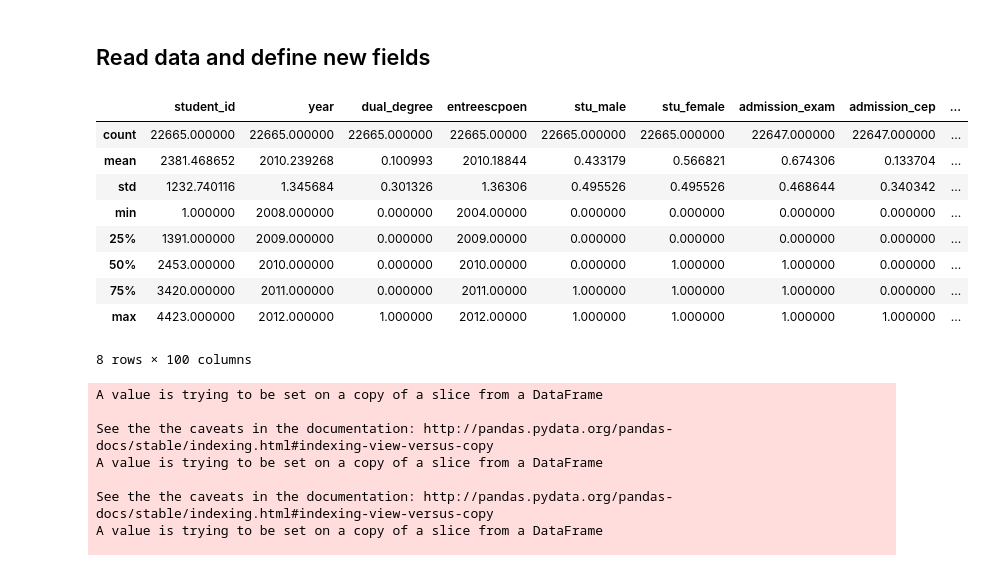
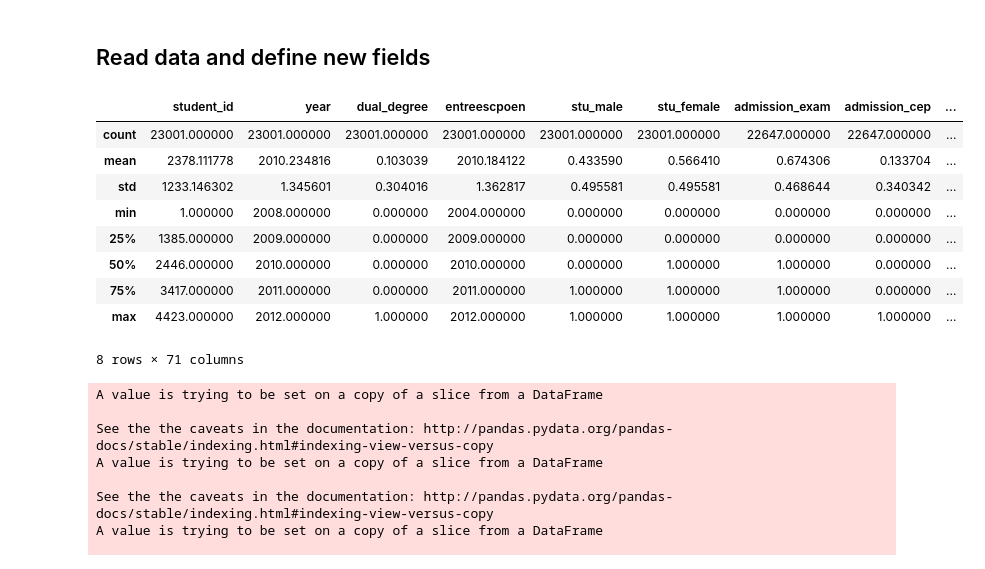
Before and after one commit to kellieotto/SET-and-Gender-Bias, a Jupyter notebook: Code/data_clean-fulldata.ipynb, the cells around one changed output. Drawn from its saved outputs; the diff is of its cells as text; code cells hidden in the pictures.

```diff
--- a/Code/data_clean-fulldata.ipynb
+++ b/Code/data_clean-fulldata.ipynb
@@ -25,20 +25,20 @@ from permute import stratified
 # %% [markdown]
 ## Read data and define new fields
 # %%
-dat = pd.read_stata("../../SET data/permutation_full.dta",  convert_categoricals=False )
+dat = pd.read_stata("../../SET data/permutation_all triplets.dta",  convert_categoricals=False )
 #dat = dat[dat.admission_cep == 0]
 dat.describe()
 # %% [output]
 |  | student_id | year | dual_degree | entreescpoen | stu_male | stu_female | admission_exam | admission_cep | ... |
-| count | 22665.000000 | 22665.000000 | 22665.000000 | 22665.00000 | 22665.000000 | 22665.000000 | 22647.000000 | 22647.000000 | ... |
-| mean | 2381.468652 | 2010.239268 | 0.100993 | 2010.18844 | 0.433179 | 0.566821 | 0.674306 | 0.133704 | ... |
-| std | 1232.740116 | 1.345684 | 0.301326 | 1.36306 | 0.495526 | 0.495526 | 0.468644 | 0.340342 | ... |
-| min | 1.000000 | 2008.000000 | 0.000000 | 2004.00000 | 0.000000 | 0.000000 | 0.000000 | 0.000000 | ... |
-| 25% | 1391.000000 | 2009.000000 | 0.000000 | 2009.00000 | 0.000000 | 0.000000 | 0.000000 | 0.000000 | ... |
-| 50% | 2453.000000 | 2010.000000 | 0.000000 | 2010.00000 | 0.000000 | 1.000000 | 1.000000 | 0.000000 | ... |
-| 75% | 3420.000000 | 2011.000000 | 0.000000 | 2011.00000 | 1.000000 | 1.000000 | 1.000000 | 0.000000 | ... |
-| max | 4423.000000 | 2012.000000 | 1.000000 | 2012.00000 | 1.000000 | 1.000000 | 1.000000 | 1.000000 | ... |
+| count | 23001.000000 | 23001.000000 | 23001.000000 | 23001.000000 | 23001.000000 | 23001.000000 | 22647.000000 | 22647.000000 | ... |
+| mean | 2378.111778 | 2010.234816 | 0.103039 | 2010.184122 | 0.433590 | 0.566410 | 0.674306 | 0.133704 | ... |
+| std | 1233.146302 | 1.345601 | 0.304016 | 1.362817 | 0.495581 | 0.495581 | 0.468644 | 0.340342 | ... |
+| min | 1.000000 | 2008.000000 | 0.000000 | 2004.000000 | 0.000000 | 0.000000 | 0.000000 | 0.000000 | ... |
+| 25% | 1385.000000 | 2009.000000 | 0.000000 | 2009.000000 | 0.000000 | 0.000000 | 0.000000 | 0.000000 | ... |
+| 50% | 2446.000000 | 2010.000000 | 0.000000 | 2010.000000 | 0.000000 | 1.000000 | 1.000000 | 0.000000 | ... |
+| 75% | 3417.000000 | 2011.000000 | 0.000000 | 2011.000000 | 1.000000 | 1.000000 | 1.000000 | 0.000000 | ... |
+| max | 4423.000000 | 2012.000000 | 1.000000 | 2012.000000 | 1.000000 | 1.000000 | 1.000000 | 1.000000 | ... |
-8 rows × 100 columns
+8 rows × 71 columns
 # %%
 evals = ['q16', 'q1', 'q2', 'q3', 'q4', 'q5', 'q6', 'q7', 'q8', 'q9', 'q10', 'q13', 'q14', 'q15']
 if isinstance(dat.q16[0], str):
```
Also changed, not shown: parts of 21 cells of this notebook.
